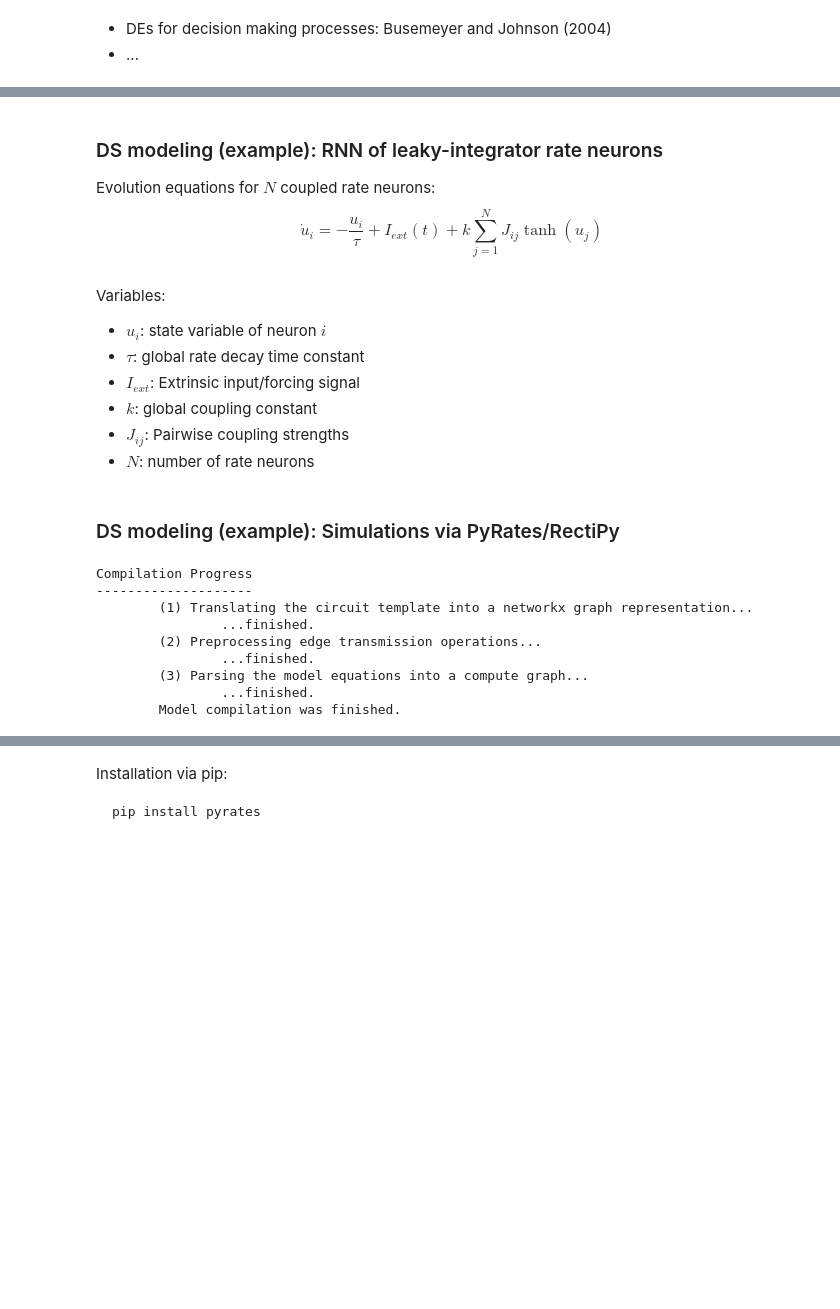
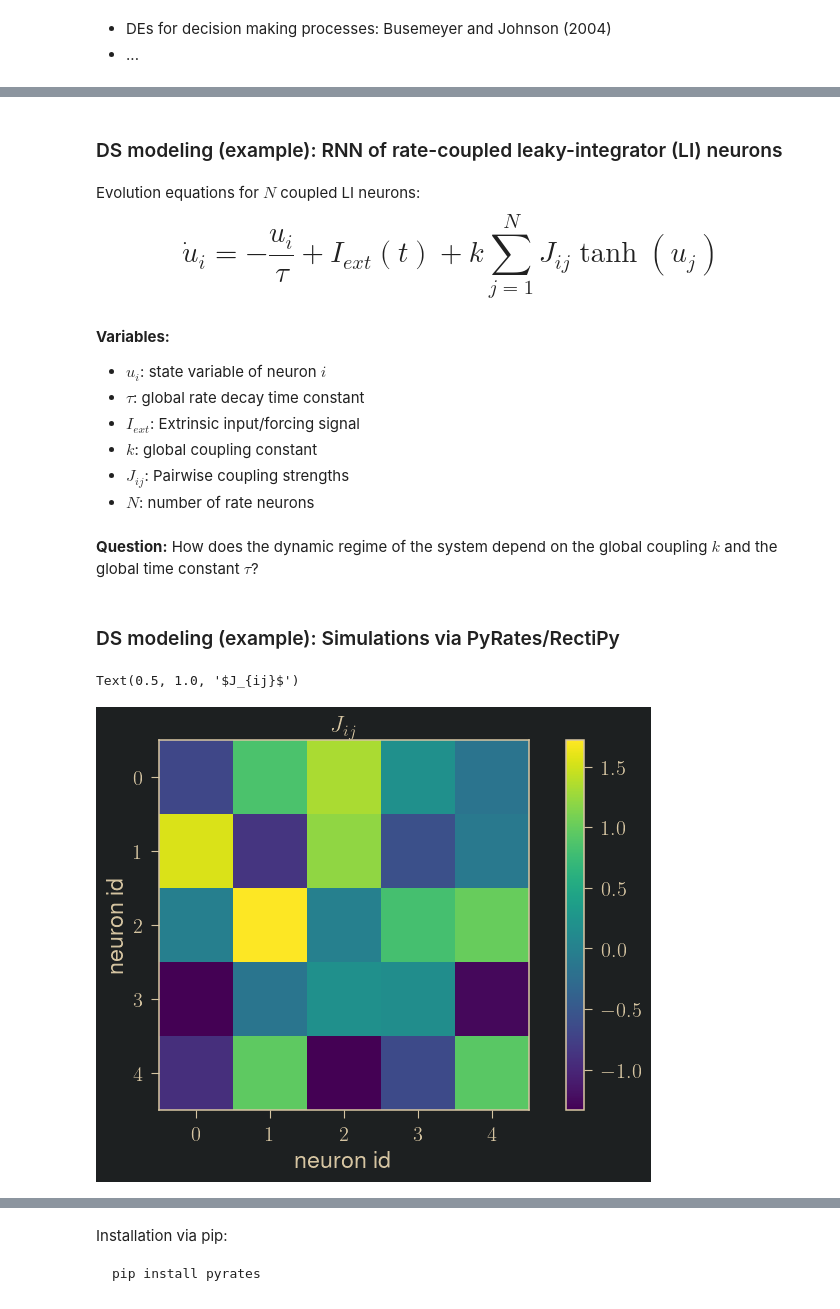
Before and after one commit to pyrates-neuroscience/use_examples, a Jupyter notebook: pyrates_intro.ipynb, the cells around one changed output, grey strips where cells are left out. Saved outputs shown, nothing was run; the diff lists cells and outputs as text; code cells hidden in the pictures; blank space fills up the shorter version.

```diff
--- a/pyrates_intro.ipynb
+++ b/pyrates_intro.ipynb
@@ -48,39 +91,34 @@ Can be applied to any scale of brain organization or function:
 # %% [markdown]
-### DS modeling (example): RNN of leaky-integrator rate neurons
+### DS modeling (example): RNN of rate-coupled leaky-integrator (LI) neurons
 
-Evolution equations for $N$ coupled rate neurons:
+Evolution equations for $N$ coupled LI neurons:
+<span style="font-size:20pt">
 $$ \dot u_i = -\frac{u_i}{\tau} + I_{ext}(t) + k \sum_{j=1}^{N} J_{ij} \tanh (u_j)$$
+</span>
 # %% [markdown]
-Variables:
+**Variables:**
 - $u_i$: state variable of neuron $i$
 - $\tau$: global rate decay time constant
 - $I_{ext}$: Extrinsic input/forcing signal
 - $k$: global coupling constant
 - $J_{ij}$: Pairwise coupling strengths
 - $N$: number of rate neurons
+# %% [markdown]
+**Question:** How does the dynamic regime of the system depend on the global coupling $k$ and the global time constant $\tau$?
 # %% [markdown]
 ### DS modeling (example): Simulations via PyRates/RectiPy
 # %%
-from rectipy import Network
-
-# parameters
 node = "neuron_model_templates.rate_neurons.leaky_integrator.tanh_pop"
 N = 5
 J = np.random.randn(N, N)
 k = 1.5
 tau = 0.5
-
-# model initialization
-net0 = Network.from_yaml(node=node, weights=J, source_var="tanh_op/r", target_var="li_op/r_in",
-                         input_var="li_op/I_ext", output_var="li_op/u", clear=True,
-                         node_vars={"all/li_op/k": k, "all/li_op/tau": tau})
-# %% [output]
-Compilation Progress
---------------------
-        (1) Translating the circuit template into a networkx graph representation...
-                ...finished.
-        (2) Preprocessing edge transmission operations...
-                ...finished.
-        (3) Parsing the model equations into a compute graph...
-                ...finished.
-        Model compilation was finished.
+# %%
+plt.imshow(J)
+plt.colorbar()
+plt.xlabel("neuron id")
+plt.ylabel("neuron id")
+plt.title(r"$J_{ij}$")
+# %% [output]
+Text(0.5, 1.0, '$J_{ij}$')
+[figure, added]
```
Also changed, not shown: parts of 63 cells of this notebook, 4 other files.
